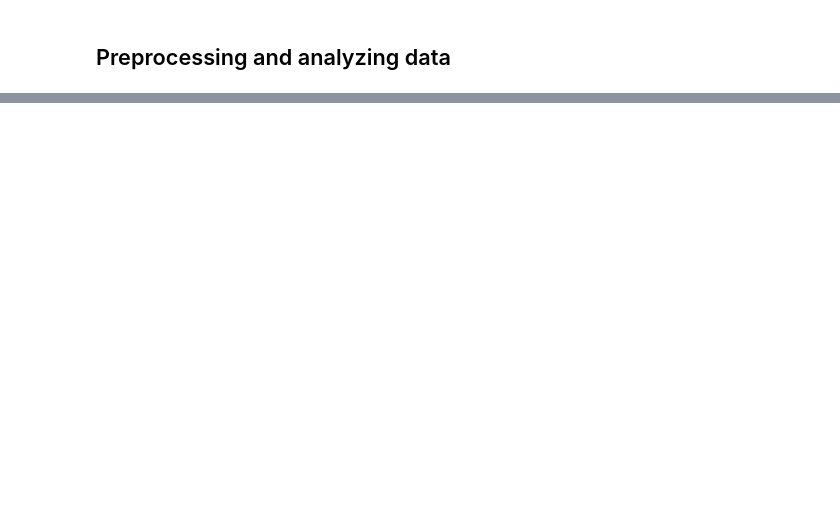
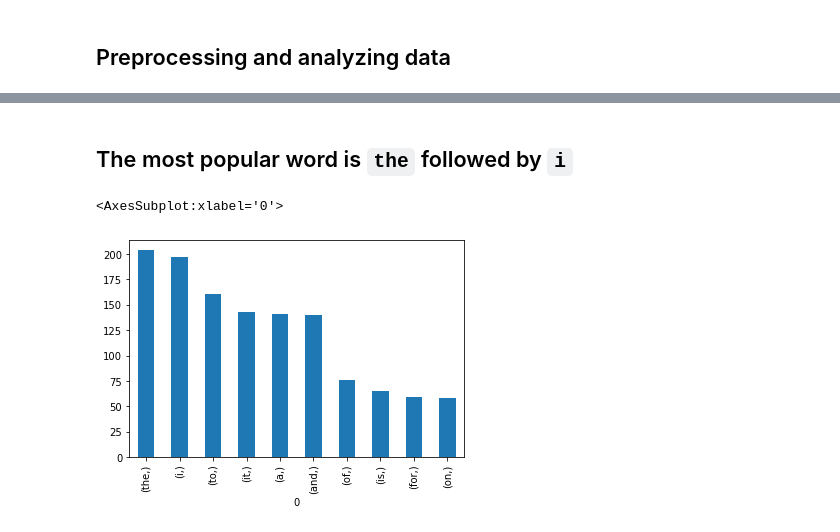
Before and after one commit to RaydenLizan/DATAPRE-RedditScrape, a Jupyter notebook: Lizan_API.ipynb, the cells around one changed output, grey strips where cells are left out. Saved outputs shown, nothing was run; the diff lists cells and outputs as text; code cells hidden in the pictures; blank space fills up the shorter version.

```diff
--- a/Lizan_API.ipynb
+++ b/Lizan_API.ipynb
@@ -63,0 +88,3 @@ results
+# %%
+minecraftRedditDF = minecraftRedditDF[minecraftRedditDF['selftext'] != '[removed]']
+minecraftRedditDF
@@ -64,6 +107,6 @@ results
 # %%
-results['Preprocessed post'] = results['selftext'].str.lower()
-results
+minecraftRedditDF['Preprocessed post'] = minecraftRedditDF['selftext'].str.lower()
+minecraftRedditDF
 # %% [output]
 A value is trying to be set on a copy of a slice from a DataFrame.
 Try using .loc[row_indexer,col_indexer] = value instead
@@ -75,6 +131,6 @@ See the caveats in the documentation: https://pandas.pydata.org/pandas-docs/stab
 # %%
-results['Preprocessed post'] = results['Preprocessed post'].str.replace('[^a-zA-Z0-9]', ' ', regex=True).str.strip()
-results
+minecraftRedditDF['Preprocessed post'] = minecraftRedditDF['Preprocessed post'].str.replace('[^a-zA-Z0-9]', ' ', regex=True).str.strip()
+minecraftRedditDF
 # %% [output]
 A value is trying to be set on a copy of a slice from a DataFrame.
 Try using .loc[row_indexer,col_indexer] = value instead
@@ -85,0 +204,3 @@ See the caveats in the documentation: https://pandas.pydata.org/pandas-docs/stab
+# %%
+frequencywords = pd.DataFrame(' '.join(minecraftRedditDF['Preprocessed post']).split()).value_counts()[:10]
+frequencywords
@@ -85,0 +219,7 @@ See the caveats in the documentation: https://pandas.pydata.org/pandas-docs/stab
+# %% [markdown]
+## The most popular word is `the` followed by `i`
+# %%
+frequencywords.plot.bar()
+# %% [output]
+<AxesSubplot:xlabel='0'>
+[figure, added]
```
Also changed, not shown: parts of 23 cells of this notebook, 1 other file.
